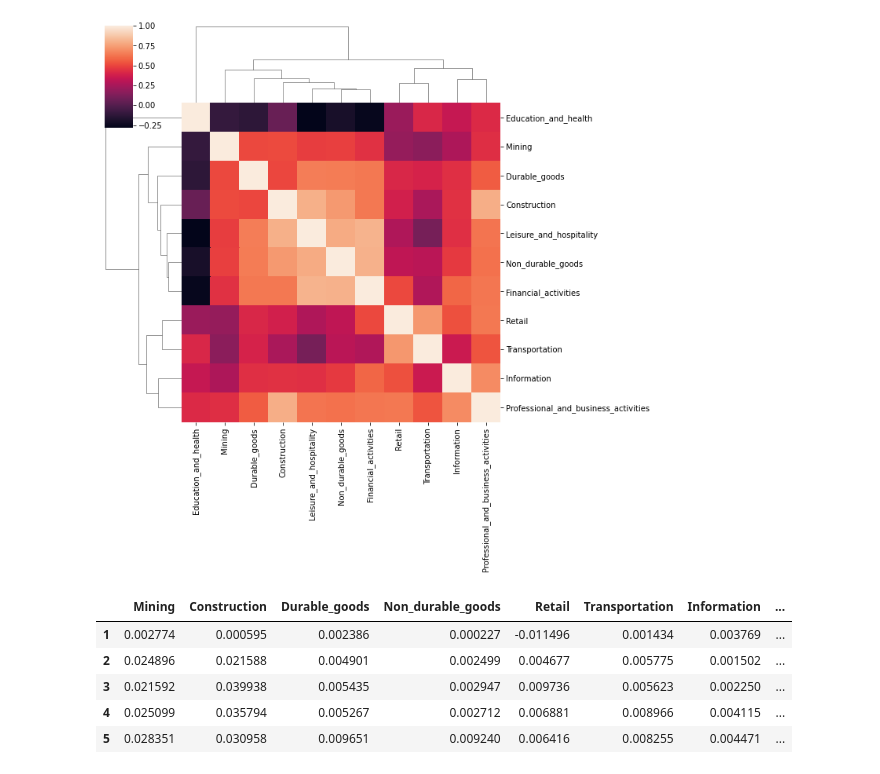
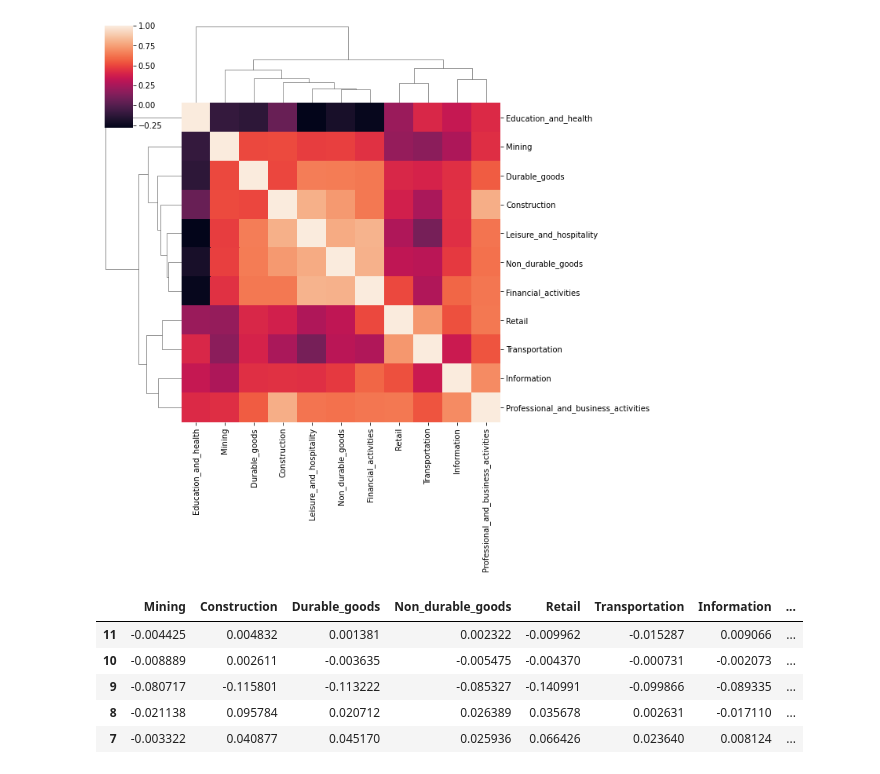
Before and after one commit to Rcidm1994/Project1, a Jupyter notebook: Main.ipynb, the cells around one changed output. Drawn from its saved outputs; the diff is of its cells as text; code cells hidden in the pictures.

```diff
--- a/Main.ipynb
+++ b/Main.ipynb
@@ -895,16 +987,16 @@ Correlation for Industries on NO COVID Months
 [figure]
 # %%
 employment_covid_data = employment_covid.drop(columns=[ 'Date'])
-employment_covid_pct_change = employment_data.pct_change()
+employment_covid_pct_change = employment_covid_data.pct_change()
 employment_covid_pct_change = employment_covid_pct_change.iloc[1:]
 employment_covid_pct_change.head()
 # %% [output]
 |  | Mining | Construction | Durable_goods | Non_durable_goods | Retail | Transportation | Information | ... |
-| 1 | 0.002774 | 0.000595 | 0.002386 | 0.000227 | -0.011496 | 0.001434 | 0.003769 | ... |
-| 2 | 0.024896 | 0.021588 | 0.004901 | 0.002499 | 0.004677 | 0.005775 | 0.001502 | ... |
-| 3 | 0.021592 | 0.039938 | 0.005435 | 0.002947 | 0.009736 | 0.005623 | 0.002250 | ... |
-| 4 | 0.025099 | 0.035794 | 0.005267 | 0.002712 | 0.006881 | 0.008966 | 0.004115 | ... |
-| 5 | 0.028351 | 0.030958 | 0.009651 | 0.009240 | 0.006416 | 0.008255 | 0.004471 | ... |
+| 11 | -0.004425 | 0.004832 | 0.001381 | 0.002322 | -0.009962 | -0.015287 | 0.009066 | ... |
+| 10 | -0.008889 | 0.002611 | -0.003635 | -0.005475 | -0.004370 | -0.000731 | -0.002073 | ... |
+| 9 | -0.080717 | -0.115801 | -0.113222 | -0.085327 | -0.140991 | -0.099866 | -0.089335 | ... |
+| 8 | -0.021138 | 0.095784 | 0.020712 | 0.026389 | 0.035678 | 0.002631 | -0.017110 | ... |
+| 7 | -0.003322 | 0.040877 | 0.045170 | 0.025936 | 0.066426 | 0.023640 | 0.008124 | ... |
 # %%
 employment_covid_pct_change.corr()
 # %% [output]
```
Also changed, not shown: parts of 28 cells of this notebook, 3 other files.
